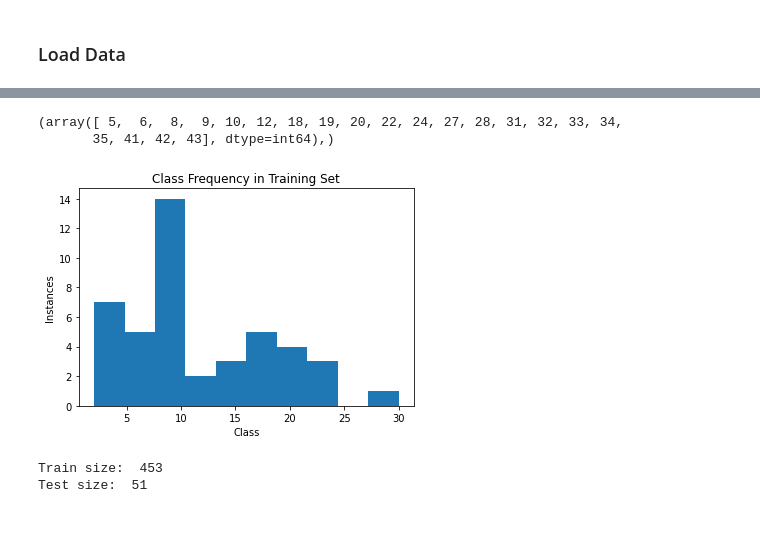
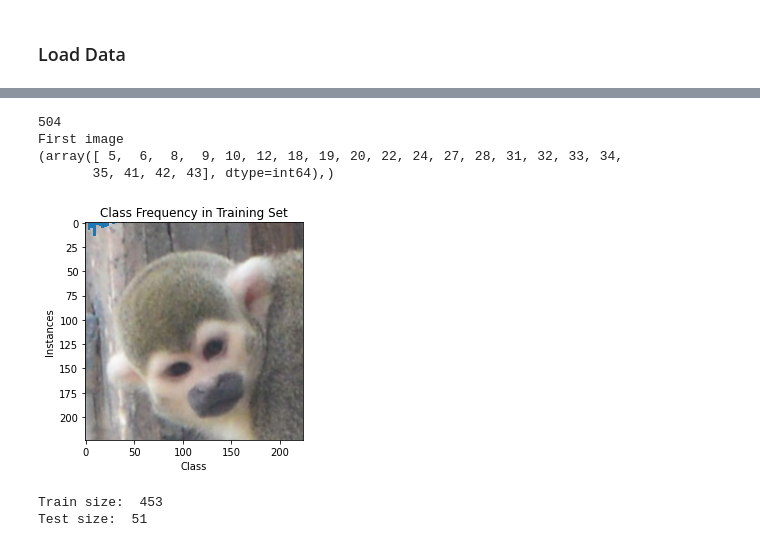
Before and after one commit to acediatic/SquirrelMonkey, a Jupyter notebook: VGG-16.ipynb, the cells around one changed output, grey strips where cells are left out. Drawn from its saved outputs; the diff is of its cells as text; code cells hidden in the pictures.

Commit message:
[refactor]: pulls loading images into function

```diff
--- a/VGG-16.ipynb
+++ b/VGG-16.ipynb
@@ -77,25 +79,29 @@ First image
 # %%
+X, y = load_image_dataset(TRAIN_DIRECTORY, img_width=IMG_WIDTH, img_height=IMG_HEIGHT)
+
 # Convert to batch along the 0th axis
 X = np.stack(X, axis=0)
 y = np.stack(y, axis=0)
 
 classes, counts = np.unique(y, return_counts=True)
 
 # TODO - add 1 for false-positives (not a monkey), 1 for previously unseen individuals
 number_classes = len(classes)
 
 too_few = np.nonzero(np.where(counts < NUMBER_FOLDS, classes, 0))
 print(too_few)
 
 plt.hist(counts)
 plt.ylabel("Instances")
 plt.xlabel("Class")
 plt.title("Class Frequency in Training Set")
 plt.show()
 # %% [output]
+504
+First image
 (array([ 5,  6,  8,  9, 10, 12, 18, 19, 20, 22, 24, 27, 28, 31, 32, 33, 34,
        35, 41, 42, 43], dtype=int64),)
-[figure, old version]
+[figure, new version]
 # %%
 X_train, X_test, y_train, y_test = sklearn.model_selection.train_test_split(X,
                                                                             y,
```
Also changed, not shown: parts of 3 cells of this notebook, 1 other file.
